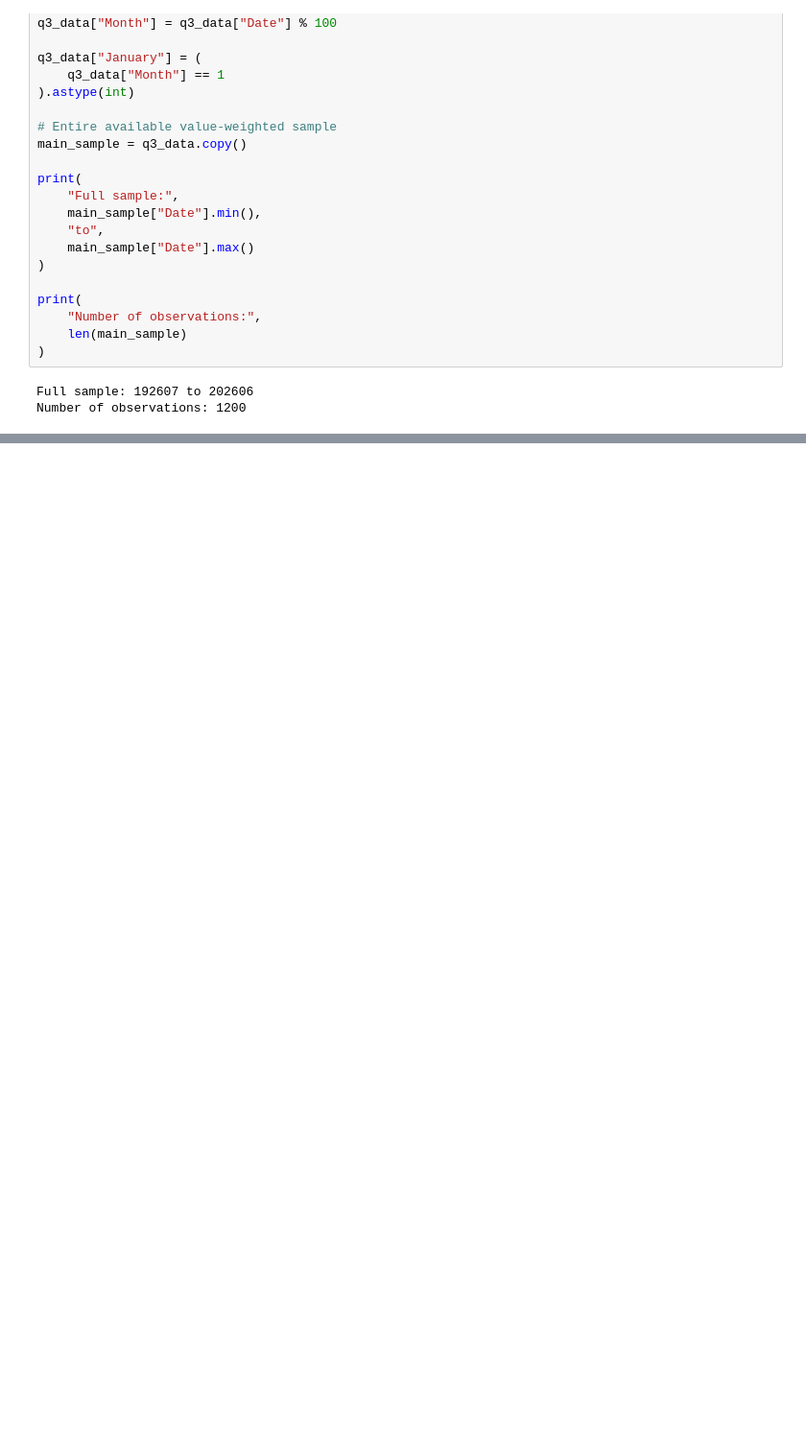
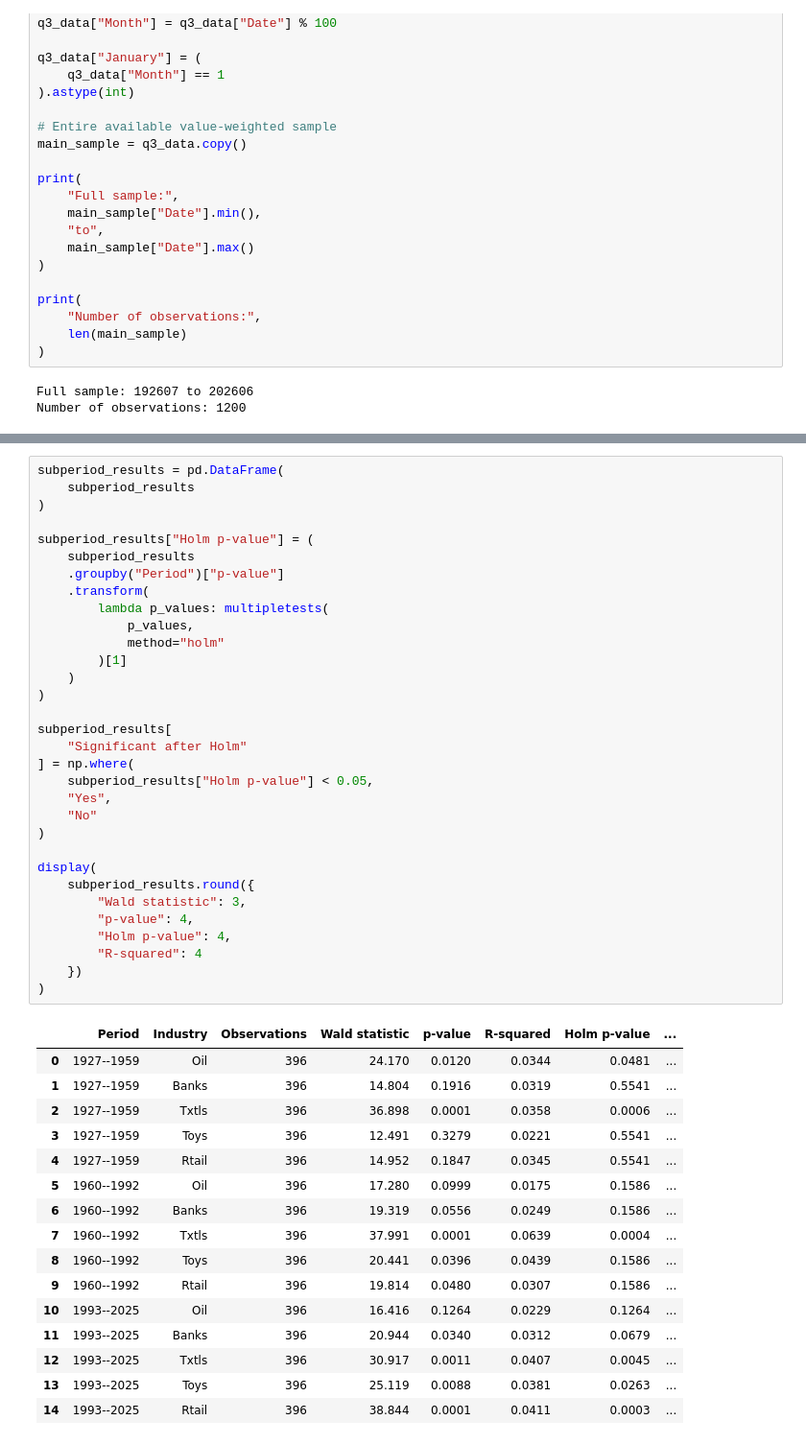
Before and after one commit to AntonioHarley/Empirical.finance.assigment, a Jupyter notebook: Antonio.ipynb, the cells around one changed output, grey strips where cells are left out. Shown at 96% size. Cells and saved outputs as stored; diff of their text form; blank space fills up the shorter version.

```diff
--- a/Antonio.ipynb
+++ b/Antonio.ipynb
@@ -1082,0 +1334,49 @@ display(robustness_table)
+# %%
+subperiod_results = pd.DataFrame(
+    subperiod_results
+)
+
+subperiod_results["Holm p-value"] = (
+    subperiod_results
+    .groupby("Period")["p-value"]
+    .transform(
+        lambda p_values: multipletests(
+            p_values,
+            method="holm"
+        )[1]
+    )
+)
+
+subperiod_results[
+    "Significant after Holm"
+] = np.where(
+    subperiod_results["Holm p-value"] < 0.05,
+    "Yes",
+    "No"
+)
+
+display(
+    subperiod_results.round({
+        "Wald statistic": 3,
+        "p-value": 4,
+        "Holm p-value": 4,
+        "R-squared": 4
+    })
+)
+# %% [output]
+|  | Period | Industry | Observations | Wald statistic | p-value | R-squared | Holm p-value | ... |
+| 0 | 1927--1959 | Oil | 396 | 24.170 | 0.0120 | 0.0344 | 0.0481 | ... |
+| 1 | 1927--1959 | Banks | 396 | 14.804 | 0.1916 | 0.0319 | 0.5541 | ... |
+| 2 | 1927--1959 | Txtls | 396 | 36.898 | 0.0001 | 0.0358 | 0.0006 | ... |
+| 3 | 1927--1959 | Toys | 396 | 12.491 | 0.3279 | 0.0221 | 0.5541 | ... |
+| 4 | 1927--1959 | Rtail | 396 | 14.952 | 0.1847 | 0.0345 | 0.5541 | ... |
+| 5 | 1960--1992 | Oil | 396 | 17.280 | 0.0999 | 0.0175 | 0.1586 | ... |
+| 6 | 1960--1992 | Banks | 396 | 19.319 | 0.0556 | 0.0249 | 0.1586 | ... |
+| 7 | 1960--1992 | Txtls | 396 | 37.991 | 0.0001 | 0.0639 | 0.0004 | ... |
+| 8 | 1960--1992 | Toys | 396 | 20.441 | 0.0396 | 0.0439 | 0.1586 | ... |
+| 9 | 1960--1992 | Rtail | 396 | 19.814 | 0.0480 | 0.0307 | 0.1586 | ... |
+| 10 | 1993--2025 | Oil | 396 | 16.416 | 0.1264 | 0.0229 | 0.1264 | ... |
+| 11 | 1993--2025 | Banks | 396 | 20.944 | 0.0340 | 0.0312 | 0.0679 | ... |
+| 12 | 1993--2025 | Txtls | 396 | 30.917 | 0.0011 | 0.0407 | 0.0045 | ... |
+| 13 | 1993--2025 | Toys | 396 | 25.119 | 0.0088 | 0.0381 | 0.0263 | ... |
+| 14 | 1993--2025 | Rtail | 396 | 38.844 | 0.0001 | 0.0411 | 0.0003 | ... |
```
Also changed, not shown: parts of 22 cells of this notebook.
